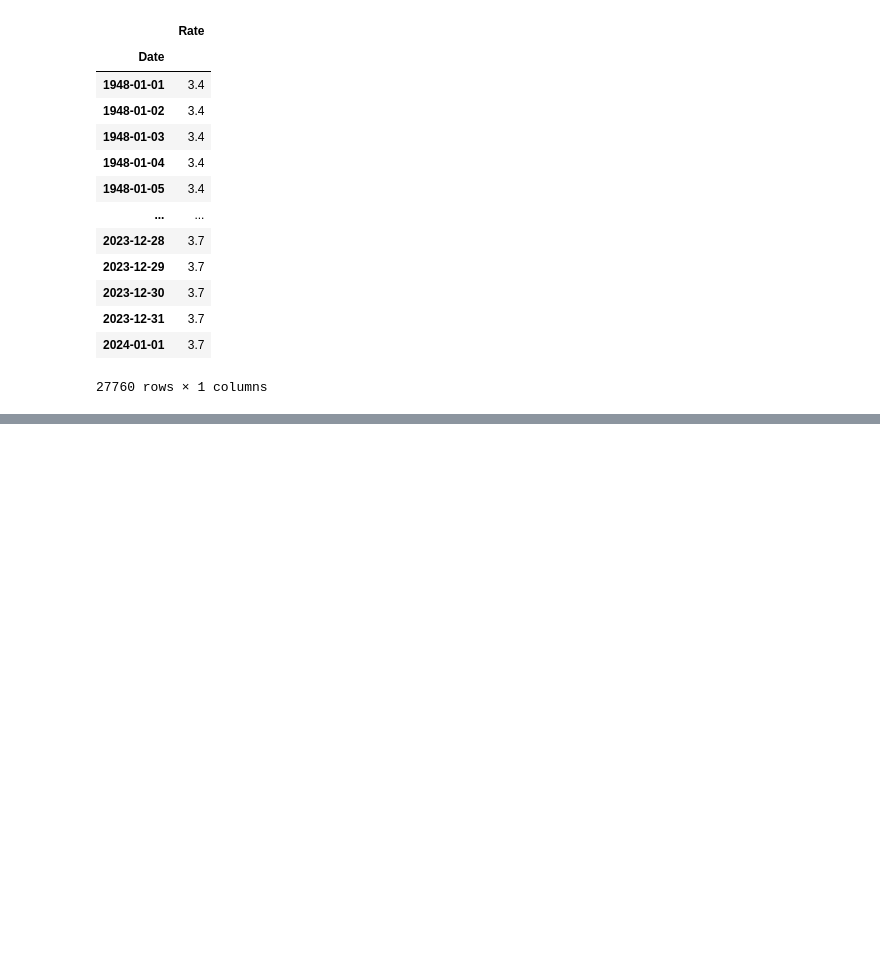
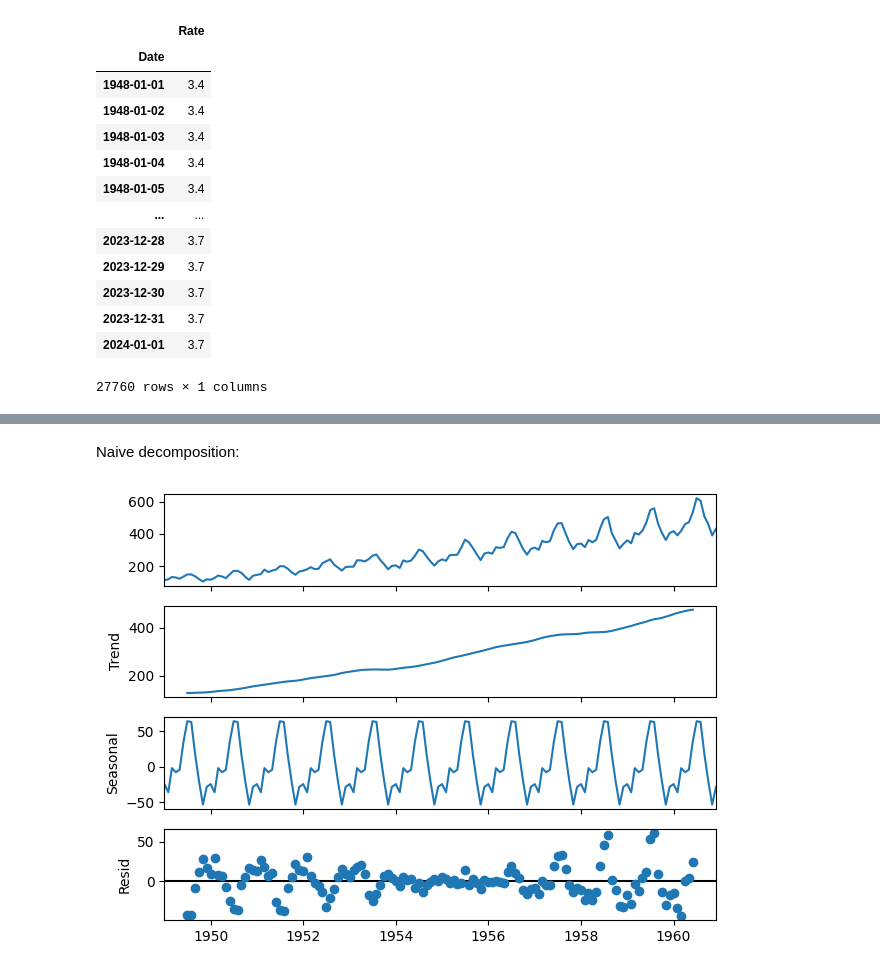
Before and after one commit to santosmv/Learning-machine-learning, a Jupyter notebook: Time-Series/data_preprocessing.ipynb, the cells around one changed output, grey strips where cells are left out. Cells and saved outputs as stored; diff of their text form; code cells hidden in the pictures; blank space fills up the shorter version.

```diff
--- a/Time-Series/data_cleaning.ipynb
+++ b/Time-Series/data_preprocessing.ipynb
@@ -326,0 +355,6 @@ df_up_samp
+# %%
+df_air = pd.read_csv('data/AirPassengers.csv')
+df_air.Date = pd.to_datetime(df_air.Date)
+df_air.index = df_air.Date
+df_air.drop(columns='Date', inplace=True)
+df_air.head()
@@ -326,0 +369,8 @@ df_up_samp
+# %% [markdown]
+Naive decomposition:
+# %%
+decomposition = seasonal_decompose(df_air)
+decomposition.plot()
+plt.show()
+# %% [output]
+[figure, added]
```
Also changed, not shown: parts of 14 cells of this notebook, 4 other files.
